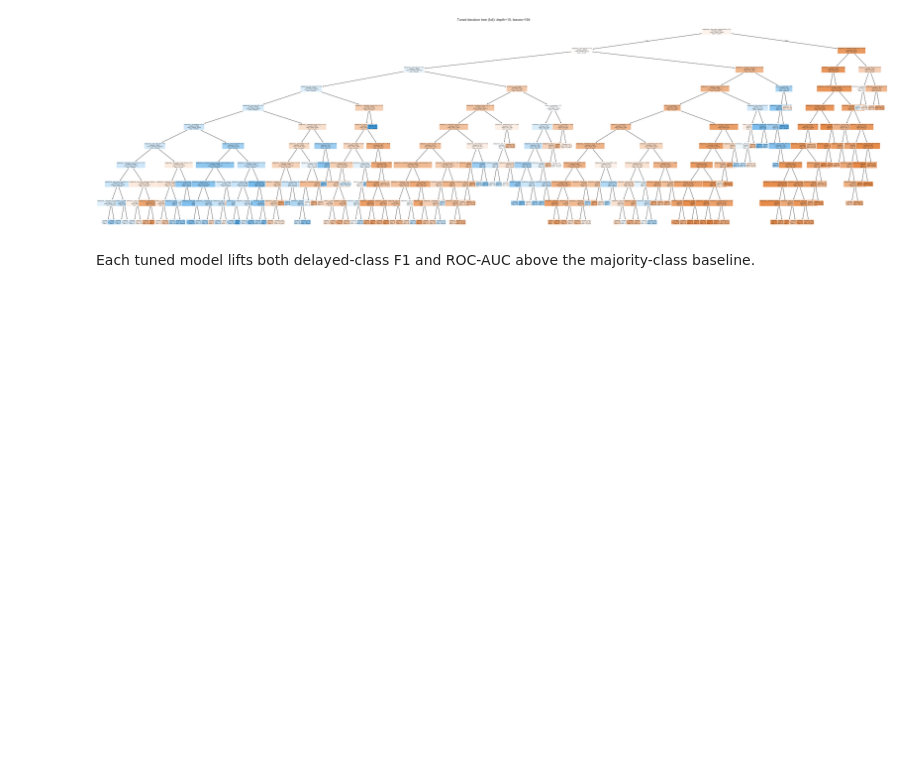
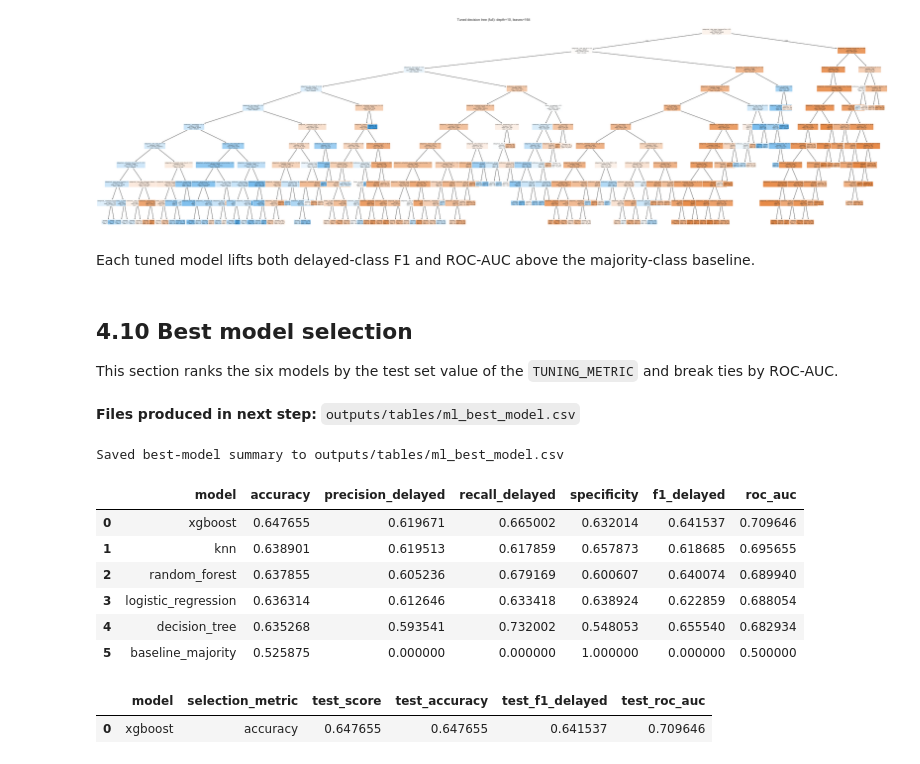
Before and after one commit to berenaydogan/DSA210-Project, a Jupyter notebook: notebooks/ml_modeling.ipynb, the cells around one changed output. Cells and saved outputs as stored; diff of their text form; code cells hidden in the pictures; blank space fills up the shorter version.

Commit message:
feat: add best model selection and explanatory markdowns

```diff
--- a/notebooks/ml_modeling.ipynb
+++ b/notebooks/ml_modeling.ipynb
@@ -1423,3 +1470,44 @@ Saved figure to outputs/figures/ml_decision_tree.png
 [figure]
 # %% [markdown]
 Each tuned model lifts both delayed-class F1 and ROC-AUC above the majority-class baseline.
+# %% [markdown]
+## 4.10 Best model selection
+
+This section ranks the six models by the test set value of the `TUNING_METRIC` and break ties by ROC-AUC.
+# %% [markdown]
+**Files produced in next step:** `outputs/tables/ml_best_model.csv`
+# %%
+selection_column = "accuracy" if TUNING_METRIC == "accuracy" else "f1_delayed"
+ranked_metrics = metrics_df.sort_values(
+    [selection_column, "roc_auc"], ascending=False
+).reset_index(drop=True)
+best_row = ranked_metrics.iloc[0]
+
+best_model_df = pd.DataFrame(
+    [
+        {
+            "model": best_row["model"],
+            "selection_metric": TUNING_METRIC,
+            "test_score": float(best_row[selection_column]),
+            "test_accuracy": float(best_row["accuracy"]),
+            "test_f1_delayed": float(best_row["f1_delayed"]),
+            "test_roc_auc": float(best_row["roc_auc"]) if pd.notna(best_row["roc_auc"]) else np.nan,
+        }
+    ]
+)
+best_model_path = TABLES_DIR / "ml_best_model.csv"
+best_model_df.to_csv(best_model_path, index=False)
+print(f"Saved best-model summary to {best_model_path.relative_to(ROOT)}")
+display(ranked_metrics)
+display(best_model_df)
+# %% [output]
+Saved best-model summary to outputs/tables/ml_best_model.csv
+|  | model | accuracy | precision_delayed | recall_delayed | specificity | f1_delayed | roc_auc |
+| 0 | xgboost | 0.647655 | 0.619671 | 0.665002 | 0.632014 | 0.641537 | 0.709646 |
+| 1 | knn | 0.638901 | 0.619513 | 0.617859 | 0.657873 | 0.618685 | 0.695655 |
+| 2 | random_forest | 0.637855 | 0.605236 | 0.679169 | 0.600607 | 0.640074 | 0.689940 |
+| 3 | logistic_regression | 0.636314 | 0.612646 | 0.633418 | 0.638924 | 0.622859 | 0.688054 |
+| 4 | decision_tree | 0.635268 | 0.593541 | 0.732002 | 0.548053 | 0.655540 | 0.682934 |
+| 5 | baseline_majority | 0.525875 | 0.000000 | 0.000000 | 1.000000 | 0.000000 | 0.500000 |
+|  | model | selection_metric | test_score | test_accuracy | test_f1_delayed | test_roc_auc |
+| 0 | xgboost | accuracy | 0.647655 | 0.647655 | 0.641537 | 0.709646 |
```
Also changed, not shown: parts of 17 cells of this notebook, 1 other file.
